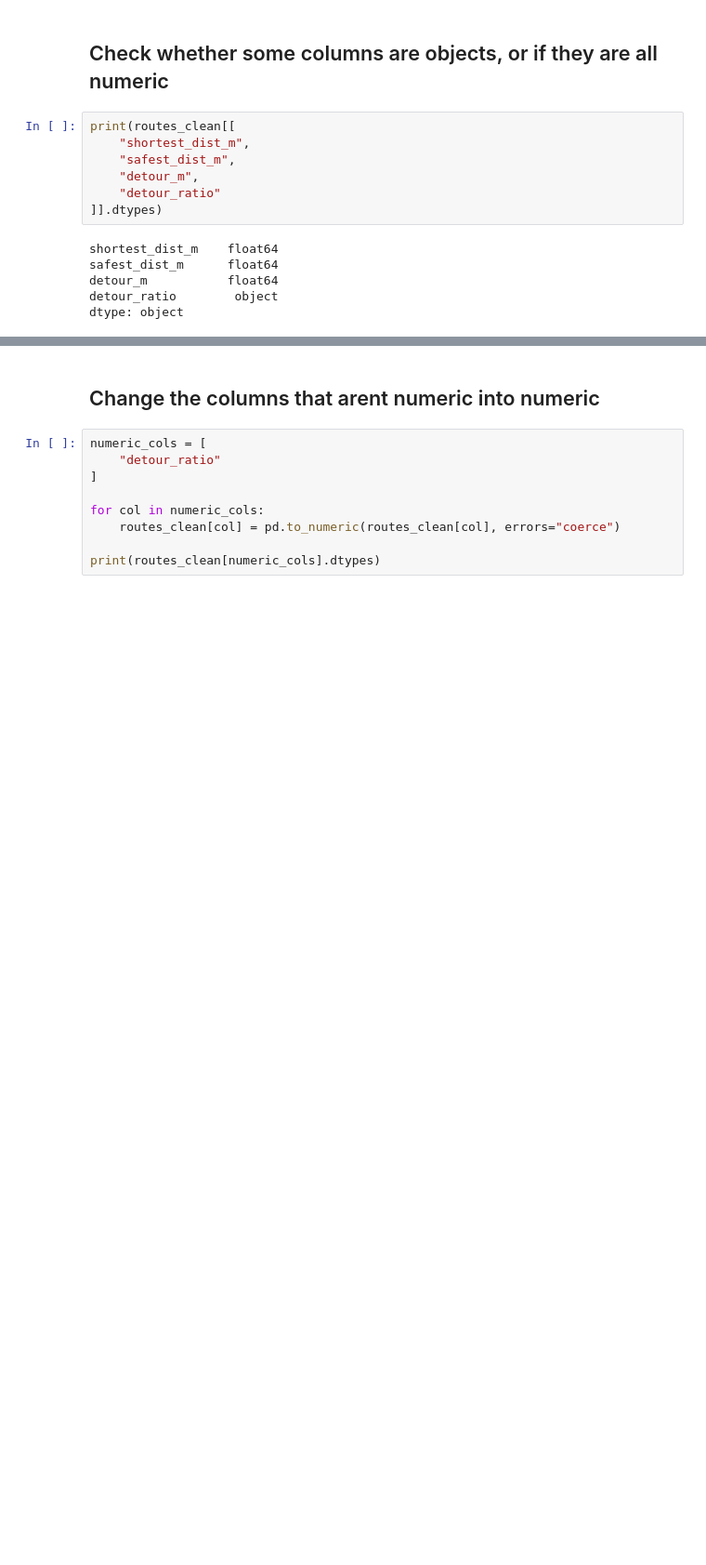
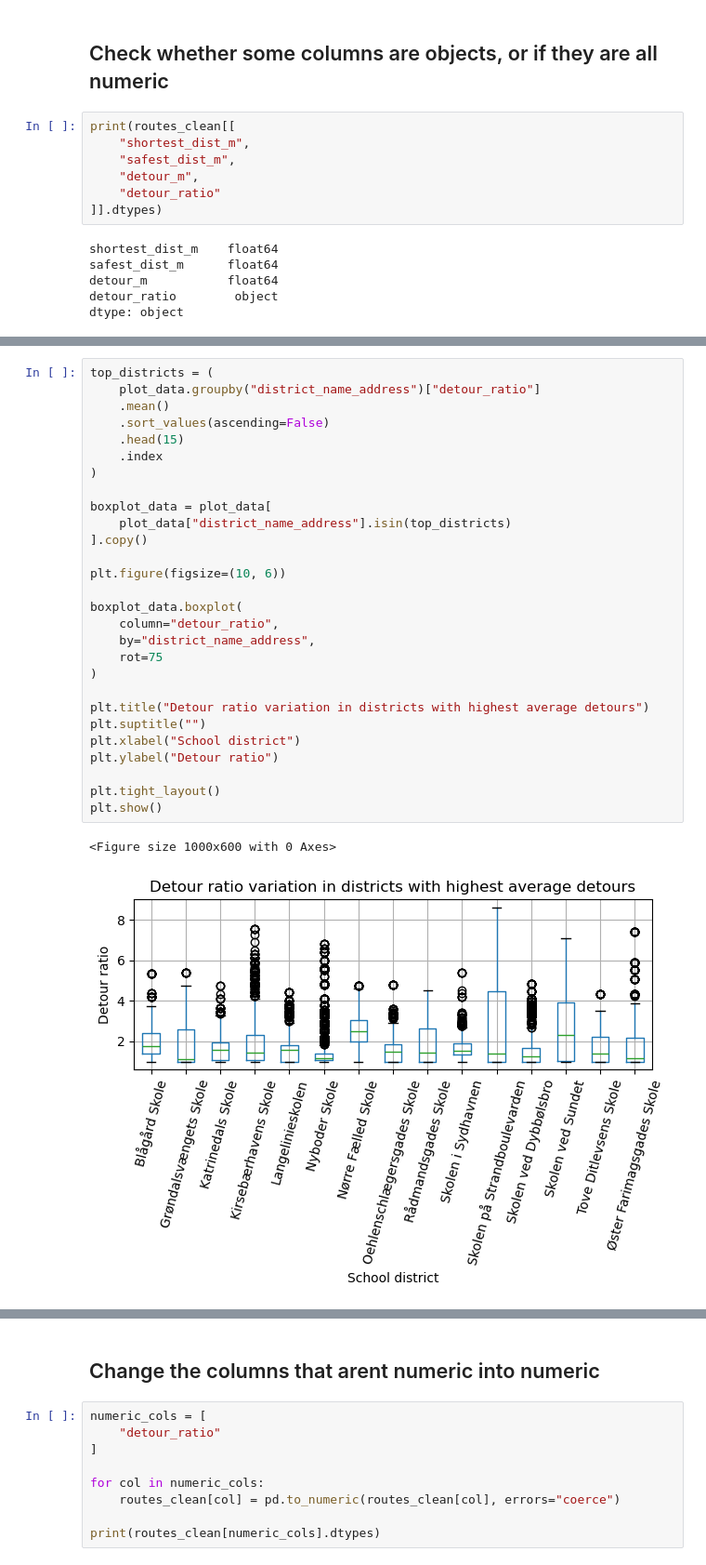
Before and after one commit to peterkriegel/safe-bike-paths-to-school-cph, a Jupyter notebook: notebooks/06_accessibility_analysis.ipynb, the cells around one changed output, grey strips where cells are left out. Shown at 93% size. Saved outputs shown, nothing was run; the diff lists cells and outputs as text; blank space fills up the shorter version.

```diff
--- a/notebooks/06_accessibility_analysis.ipynb
+++ b/notebooks/06_accessibility_analysis.ipynb
@@ -60,0 +117,31 @@ dtype: object
+# %%
+top_districts = (
+    plot_data.groupby("district_name_address")["detour_ratio"]
+    .mean()
+    .sort_values(ascending=False)
+    .head(15)
+    .index
+)
+
+boxplot_data = plot_data[
+    plot_data["district_name_address"].isin(top_districts)
+].copy()
+
+plt.figure(figsize=(10, 6))
+
+boxplot_data.boxplot(
+    column="detour_ratio",
+    by="district_name_address",
+    rot=75
+)
+
+plt.title("Detour ratio variation in districts with highest average detours")
+plt.suptitle("")
+plt.xlabel("School district")
+plt.ylabel("Detour ratio")
+
+plt.tight_layout()
+plt.show()
+# %% [output]
+<Figure size 1000x600 with 0 Axes>
+[figure, added]
```
Also changed, not shown: parts of 14 cells of this notebook, 1 other file.
